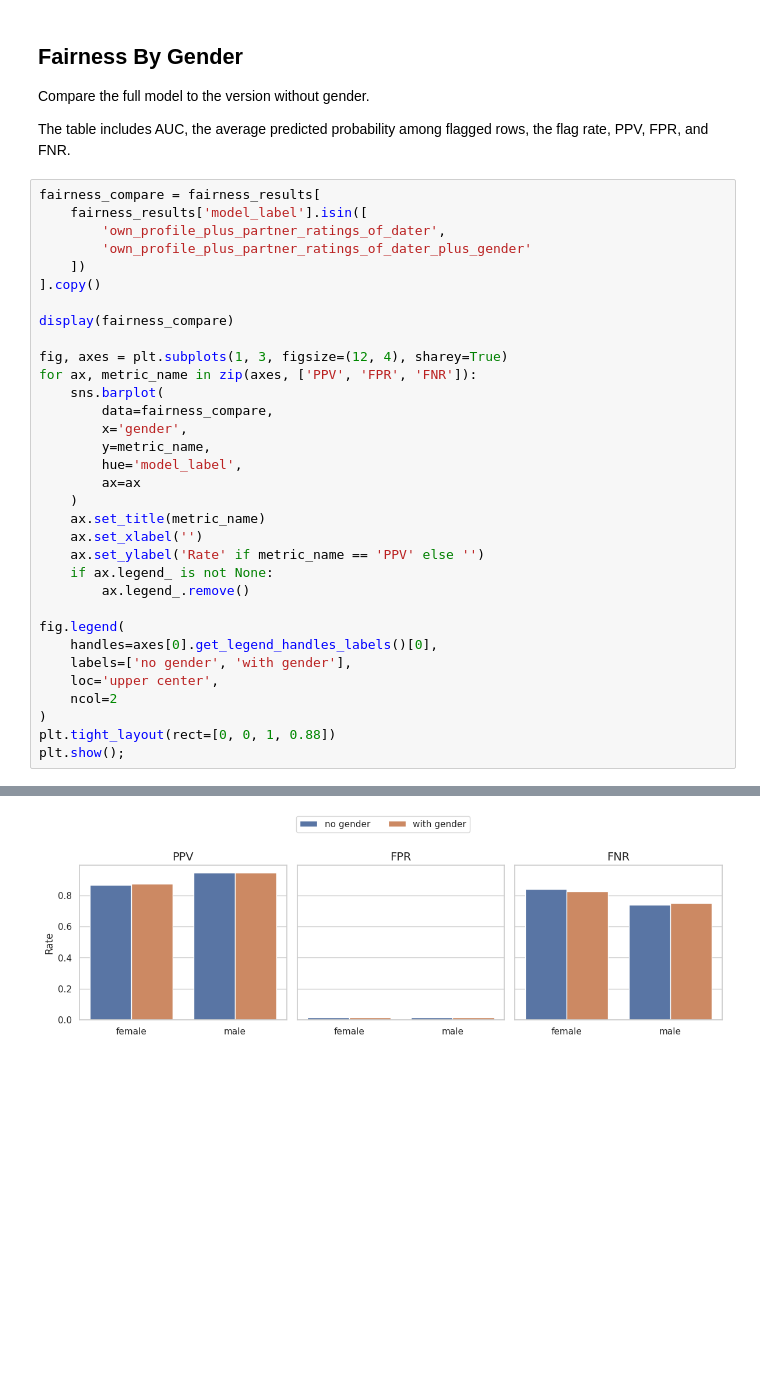
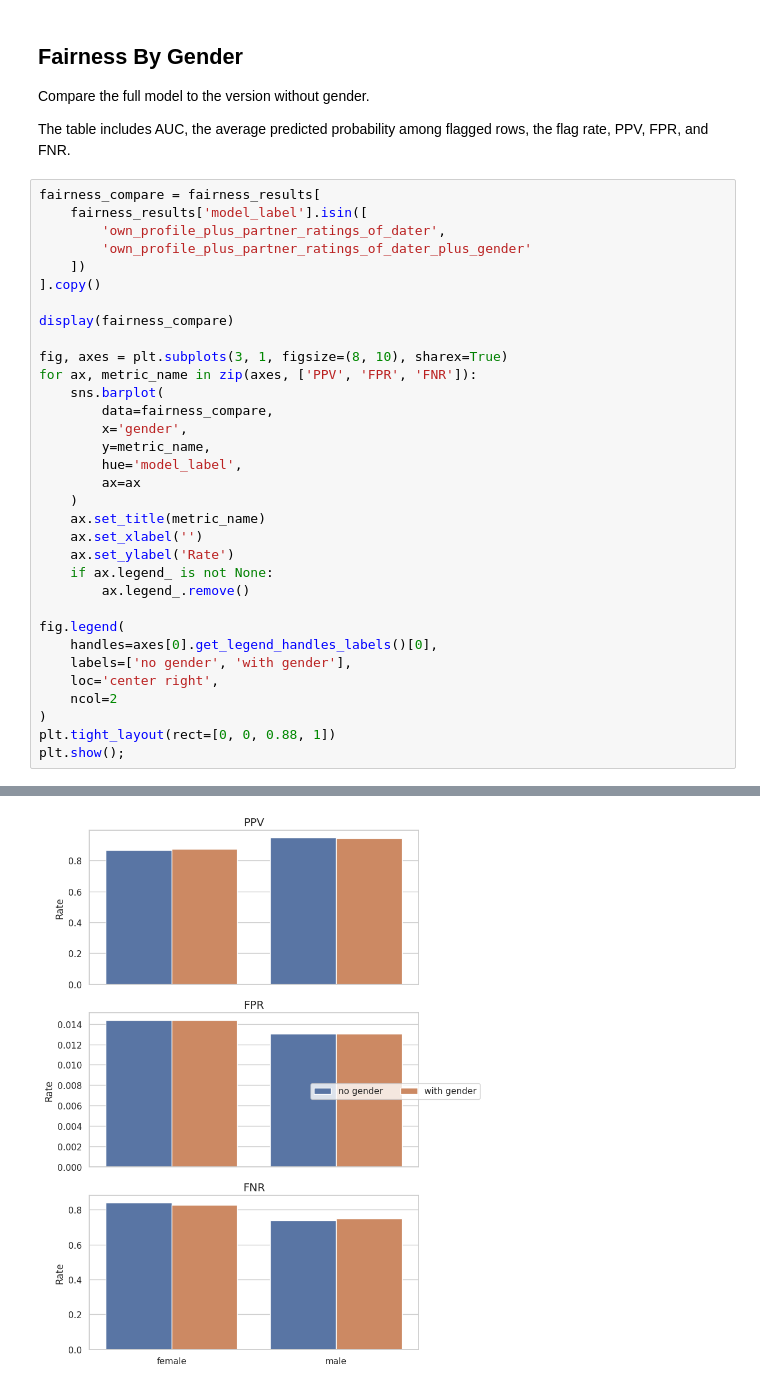
Before and after one commit to zjelveh/zjelveh.github.io, a Jupyter notebook: files/inst414_spring2026/labs/Lab_11.ipynb, the cells around one changed output, grey strips where cells are left out. Cells and saved outputs as stored; diff of their text form; blank space fills up the shorter version.

Commit message:
Update Lab 11 fairness plots

```diff
--- a/files/inst414_spring2026/labs/Lab_11.ipynb
+++ b/files/inst414_spring2026/labs/Lab_11.ipynb
@@ -686,35 +694,35 @@ fairness_compare = fairness_results[
     ])
 ].copy()
 
 display(fairness_compare)
 
-fig, axes = plt.subplots(1, 3, figsize=(12, 4), sharey=True)
+fig, axes = plt.subplots(3, 1, figsize=(8, 10), sharex=True)
 for ax, metric_name in zip(axes, ['PPV', 'FPR', 'FNR']):
     sns.barplot(
         data=fairness_compare,
         x='gender',
         y=metric_name,
         hue='model_label',
         ax=ax
     )
     ax.set_title(metric_name)
     ax.set_xlabel('')
-    ax.set_ylabel('Rate' if metric_name == 'PPV' else '')
+    ax.set_ylabel('Rate')
     if ax.legend_ is not None:
         ax.legend_.remove()
 
 fig.legend(
     handles=axes[0].get_legend_handles_labels()[0],
     labels=['no gender', 'with gender'],
-    loc='upper center',
+    loc='center right',
     ncol=2
 )
-plt.tight_layout(rect=[0, 0, 1, 0.88])
+plt.tight_layout(rect=[0, 0, 0.88, 1])
 plt.show();
 # %% [output]
 |  | model_label | gender | AUC | avg_pred_prob_flagged | flag_rate | PPV | FPR | FNR |
 | 2 | own_profile_plus_partner_ratings_... | female | 0.872608 | 0.955751 | 0.067825 | 0.865854 | 0.014360 | 0.839729 |
 | 3 | own_profile_plus_partner_ratings_... | male | 0.877491 | 0.963481 | 0.128736 | 0.946429 | 0.013006 | 0.740620 |
 | 4 | own_profile_plus_partner_ratings_... | female | 0.875714 | 0.956185 | 0.072787 | 0.875000 | 0.014360 | 0.826185 |
 | 5 | own_profile_plus_partner_ratings_... | male | 0.872479 | 0.964587 | 0.124138 | 0.944444 | 0.013006 | 0.750408 |
-[figure, old version]
+[figure, new version]
```
Also changed, not shown: parts of 3 cells of this notebook.
